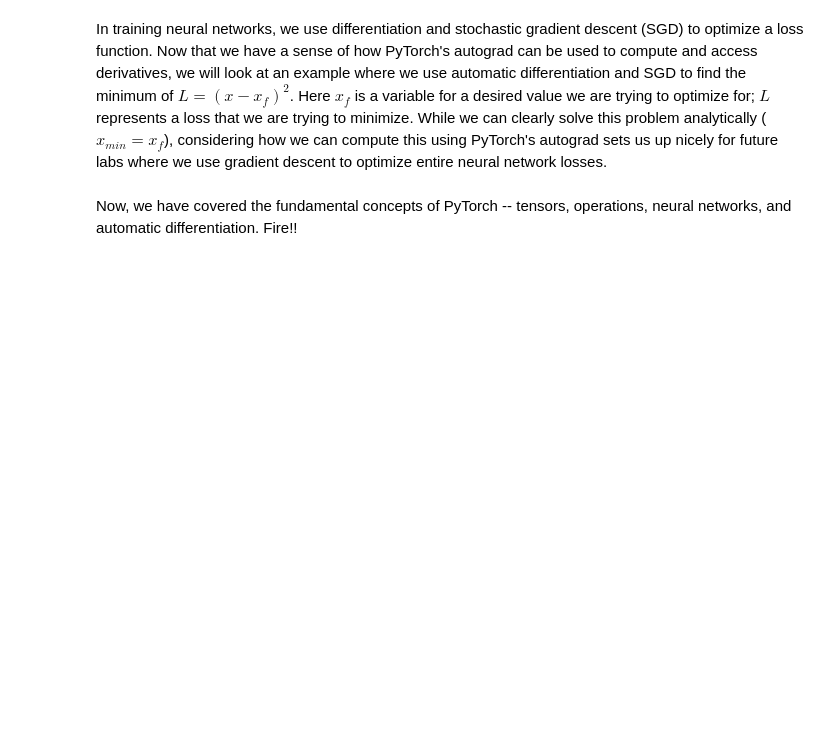
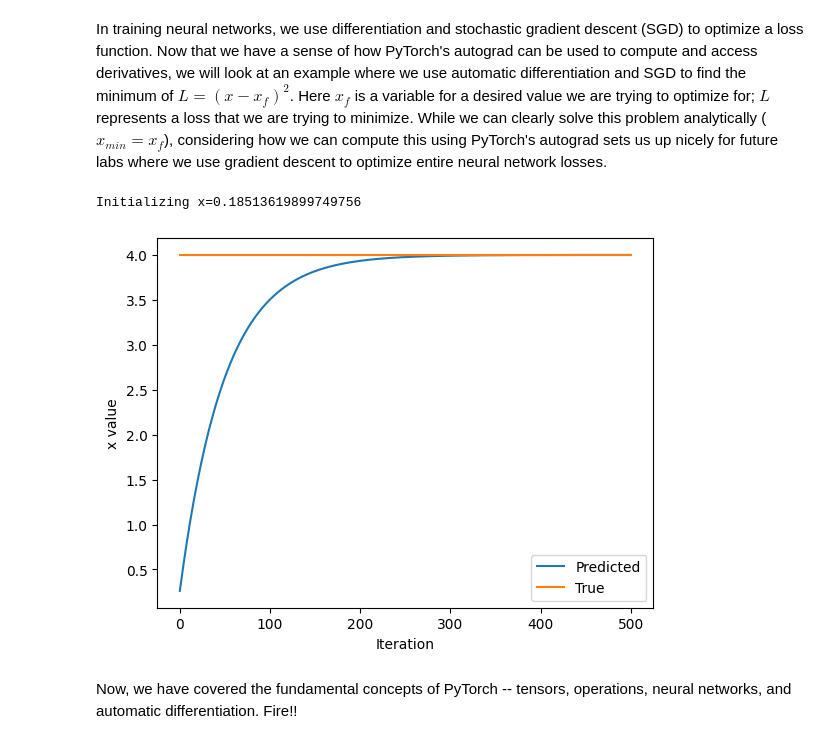
Before and after one commit to rda12345/Machine-Learning, a Jupyter notebook: lab1/PT_Part1_Intro.ipynb, the cells around one changed output. Drawn from its saved outputs; the diff is of its cells as text; code cells hidden in the pictures; blank space fills up the shorter version.

```diff
--- a/lab1/PT_Part1_Intro.ipynb
+++ b/lab1/PT_Part1_Intro.ipynb
@@ -331,33 +339,36 @@ In training neural networks, we use differentiation and stochastic gradient desc
 x = torch.randn(1)
 print(f"Initializing x={x.item()}")
 
 learning_rate = 1e-2  # Learning rate
 history = []
 x_f = 4  # Target value
 
 
 # We will run gradient descent for a number of iterations. At each iteration, we compute the loss,
 #   compute the derivative of the loss with respect to x, and perform the update.
 for i in range(500):
     x = torch.tensor([x], requires_grad=True)
 
     # TODO: Compute the loss as the square of the difference between x and x_f
-    loss = # TODO
+    loss = torch.square(x-x_f)
 
     # Backpropagate through the loss to compute gradients
     loss.backward()
 
     # Update x with gradient descent
     x = x.item() - learning_rate * x.grad
 
     history.append(x.item())
 
 # Plot the evolution of x as we optimize toward x_f!
 plt.plot(history)
 plt.plot([0, 500], [x_f, x_f])
 plt.legend(('Predicted', 'True'))
 plt.xlabel('Iteration')
 plt.ylabel('x value')
 plt.show()
+# %% [output]
+Initializing x=0.18513619899749756
+[figure, added]
 # %% [markdown]
 Now, we have covered the fundamental concepts of PyTorch -- tensors, operations, neural networks, and automatic differentiation. Fire!!
```
Also changed, not shown: parts of 3 cells of this notebook.
